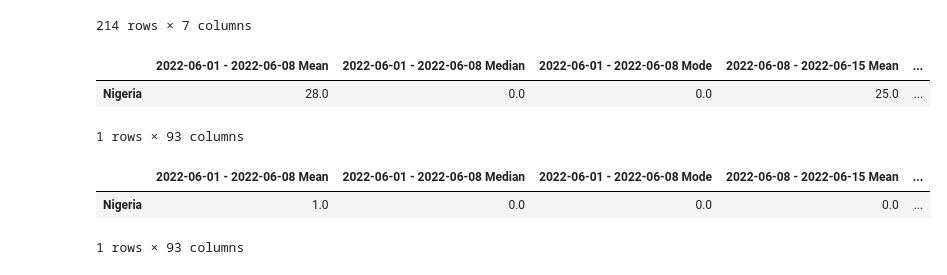
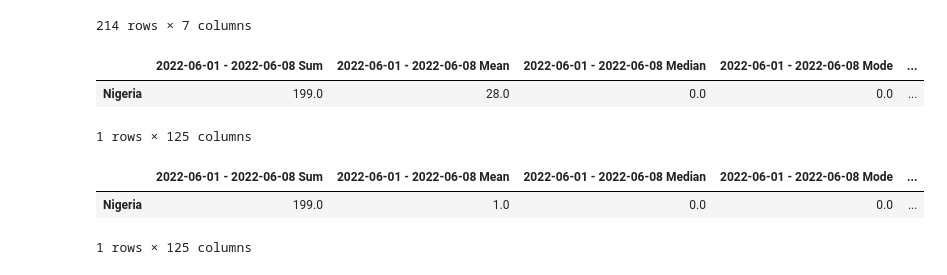
Before and after one commit to lajolico/405-project, a Jupyter notebook: Stage II/Team_work/country_comparison.ipynb, the cells around one changed output. Saved outputs shown, nothing was run; the diff lists cells and outputs as text; code cells hidden in the pictures.

```diff
--- a/Stage II/Team_work/country_comparison.ipynb
+++ b/Stage II/Team_work/country_comparison.ipynb
@@ -184,15 +290,19 @@ temp = {}
 for i in range(0, len(pakistan_df.date), 7):
     if (i + 7) > len(pakistan_df.date):
         j = len(pakistan_df.date) - i -1
+        temp[f'{pakistan_df.date[i]} - {pakistan_df.date[i + j]} Sum'] = (pakistan_df.new_cases[i:i + j]).sum()
         temp[f'{pakistan_df.date[i]} - {pakistan_df.date[i + j]} Mean'] = (pakistan_df.new_cases[i:i + j]).mean().round()
         temp[f'{pakistan_df.date[i]} - {pakistan_df.date[i + j]} Median'] = (pakistan_df.new_cases[i:i + j]).median().round()
         temp[f'{pakistan_df.date[i]} - {pakistan_df.date[i + j]} Mode'] = (pakistan_df.new_cases[i:i + j]).mode()[0]
     else:
+        temp[f'{pakistan_df.date[i]} - {pakistan_df.date[i + 7]} Sum'] = (pakistan_df.new_cases[i:i + 7]).sum()
         temp[f'{pakistan_df.date[i]} - {pakistan_df.date[i+7]} Mean'] = (pakistan_df.new_cases[i:i+7]).mean().round()
         temp[f'{pakistan_df.date[i]} - {pakistan_df.date[i + 7]} Median'] = (pakistan_df.new_cases[i:i + 7]).median().round()
         temp[f'{pakistan_df.date[i]} - {pakistan_df.date[i + 7]} Mode'] = (pakistan_df.new_cases[i:i + 7]).mode()[0]
 
 
 pakistan_df_confirmed = pd.DataFrame(temp, index = ['Pakistan'])
+pakistan_df_confirmed['population'] = pakistan_df.population[0]
+
 pakistan_df_confirmed
 # %% [output]
@@ -205,15 +315,18 @@ temp = {}
 for i in range(0, len(pakistan_df.date), 7):
     if (i + 7) > len(pakistan_df.date):
         j = len(pakistan_df.date) - i -1
+        temp[f'{pakistan_df.date[i]} - {pakistan_df.date[i + j]} Sum'] = (pakistan_df.new_deaths[i:i + j]).sum()
         temp[f'{pakistan_df.date[i]} - {pakistan_df.date[i + j]} Mean'] = (pakistan_df.new_deaths[i:i + j]).mean().round()
         temp[f'{pakistan_df.date[i]} - {pakistan_df.date[i + j]} Median'] = (pakistan_df.new_deaths[i:i + j]).median().round()
         temp[f'{pakistan_df.date[i]} - {pakistan_df.date[i + j]} Mode'] = (pakistan_df.new_deaths[i:i + j]).mode()[0]
     else:
+        temp[f'{pakistan_df.date[i]} - {pakistan_df.date[i + 7]} Sum'] = (pakistan_df.new_deaths[i:i + 7]).sum()
         temp[f'{pakistan_df.date[i]} - {pakistan_df.date[i+7]} Mean'] = (pakistan_df.new_deaths[i:i+7]).mean().round()
         temp[f'{pakistan_df.date[i]} - {pakistan_df.date[i + 7]} Median'] = (pakistan_df.new_deaths[i:i + 7]).median().round()
         temp[f'{pakistan_df.date[i]} - {pakistan_df.date[i + 7]} Mode'] = (pakistan_df.new_deaths[i:i + 7]).mode()[0]
 
 
 pakistan_df_deaths = pd.DataFrame(temp, index = ['Pakistan'])
+pakistan_df_deaths['population'] = pakistan_df.population[0]
 pakistan_df_deaths
 # %% [output]
@@ -244,15 +357,18 @@ temp = {}
 for i in range(0, len(indonesia_df.date), 7):
     if (i + 7) > len(indonesia_df.date):
         j = len(indonesia_df.date) - i -1
+        temp[f'{indonesia_df.date[i]} - {indonesia_df.date[i + j]} Sum'] = (indonesia_df.new_cases[i:i + j]).sum()
         temp[f'{indonesia_df.date[i]} - {indonesia_df.date[i + j]} Mean'] = (indonesia_df.new_cases[i:i + j]).mean().round()
         temp[f'{indonesia_df.date[i]} - {indonesia_df.date[i + j]} Median'] = (indonesia_df.new_cases[i:i + j]).median().round()
         temp[f'{indonesia_df.date[i]} - {indonesia_df.date[i + j]} Mode'] = (indonesia_df.new_cases[i:i + j]).mode()[0]
     else:
+        temp[f'{indonesia_df.date[i]} - {indonesia_df.date[i + 7]} Sum'] = (indonesia_df.new_cases[i:i + 7]).sum()
         temp[f'{indonesia_df.date[i]} - {indonesia_df.date[i+7]} Mean'] = (indonesia_df.new_cases[i:i+7]).mean().round()
         temp[f'{indonesia_df.date[i]} - {indonesia_df.date[i + 7]} Median'] = (indonesia_df.new_cases[i:i + 7]).median().round()
         temp[f'{indonesia_df.date[i]} - {indonesia_df.date[i + 7]} Mode'] = (indonesia_df.new_cases[i:i + 7]).mode()[0]
 
 
 indonesia_df_confirmed = pd.DataFrame(temp, index = ['Indonesia'])
+indonesia_df_confirmed['population'] = indonesia_df.population[0]
 indonesia_df_confirmed
 # %% [output]
@@ -265,10 +381,12 @@ temp = {}
 for i in range(0, len(indonesia_df.date), 7):
     if (i + 7) > len(indonesia_df.date):
         j = len(indonesia_df.date) - i -1
+        temp[f'{indonesia_df.date[i]} - {indonesia_df.date[i + j]} Sum'] = (indonesia_df.new_deaths[i:i + j]).sum()
         temp[f'{indonesia_df.date[i]} - {indonesia_df.date[i + j]} Mean'] = (indonesia_df.new_deaths[i:i + j]).mean().round()
         temp[f'{indonesia_df.date[i]} - {indonesia_df.date[i + j]} Median'] = (indonesia_df.new_deaths[i:i + j]).median().round()
         temp[f'{indonesia_df.date[i]} - {indonesia_df.date[i + j]} Mode'] = (indonesia_df.new_deaths[i:i + j]).mode()[0]
     else:
+        temp[f'{indonesia_df.date[i]} - {indonesia_df.date[i + 7]} Sum'] = (indonesia_df.new_deaths[i:i + 7]).sum()
         temp[f'{indonesia_df.date[i]} - {indonesia_df.date[i+7]} Mean'] = (indonesia_df.new_deaths[i:i+7]).mean().round()
         temp[f'{indonesia_df.date[i]} - {indonesia_df.date[i + 7]} Median'] = (indonesia_df.new_deaths[i:i + 7]).median().round()
         temp[f'{indonesia_df.date[i]} - {indonesia_df.date[i + 7]} Mode'] = (indonesia_df.new_deaths[i:i + 7]).mode()[0]
@@ -276,5 +394,6 @@ for i in range(0, len(indonesia_df.date), 7):
 
 
 indonesia_df_deaths = pd.DataFrame(temp, index = ['Indonesia'])
+indonesia_df_deaths['population'] = indonesia_df.population[0]
 indonesia_df_deaths
 # %% [output]
@@ -302,26 +421,29 @@ nigeria_df
 # %%
 # Nigeria new cases weekly mean - median - mode
 
 temp = {}
 for i in range(0, len(nigeria_df.date), 7):
     if (i + 7) > len(nigeria_df.date):
         j = len(nigeria_df.date) - i -1
+        temp[f'{nigeria_df.date[i]} - {nigeria_df.date[i + j]} Sum'] = (nigeria_df.new_cases[i:i + j]).sum()
         temp[f'{nigeria_df.date[i]} - {nigeria_df.date[i + j]} Mean'] = (nigeria_df.new_cases[i:i + j]).mean().round()
         temp[f'{nigeria_df.date[i]} - {nigeria_df.date[i + j]} Median'] = (nigeria_df.new_cases[i:i + j]).median().round()
         temp[f'{nigeria_df.date[i]} - {nigeria_df.date[i + j]} Mode'] = (nigeria_df.new_cases[i:i + j]).mode()[0]
     else:
+        temp[f'{nigeria_df.date[i]} - {nigeria_df.date[i + 7]} Sum'] = (nigeria_df.new_cases[i:i + 7]).sum()
         temp[f'{nigeria_df.date[i]} - {nigeria_df.date[i+7]} Mean'] = (nigeria_df.new_cases[i:i+7]).mean().round()
         temp[f'{nigeria_df.date[i]} - {nigeria_df.date[i + 7]} Median'] = (nigeria_df.new_cases[i:i + 7]).median().round()
         temp[f'{nigeria_df.date[i]} - {nigeria_df.date[i + 7]} Mode'] = (nigeria_df.new_cases[i:i + 7]).mode()[0]
 
 
 
 nigeria_df_confirmed = pd.DataFrame(temp, index = ['Nigeria'])
+nigeria_df_confirmed['population'] = nigeria_df.population[0]
 nigeria_df_confirmed
 # %% [output]
-|  | 2022-06-01 - 2022-06-08 Mean | 2022-06-01 - 2022-06-08 Median | 2022-06-01 - 2022-06-08 Mode | 2022-06-08 - 2022-06-15 Mean | ... |
-| Nigeria | 28.0 | 0.0 | 0.0 | 25.0 | ... |
+|  | 2022-06-01 - 2022-06-08 Sum | 2022-06-01 - 2022-06-08 Mean | 2022-06-01 - 2022-06-08 Median | 2022-06-01 - 2022-06-08 Mode | ... |
+| Nigeria | 199.0 | 28.0 | 0.0 | 0.0 | ... |
-1 rows × 93 columns
+1 rows × 125 columns
 # %%
 # Nigeria new deaths weekly mean - median - mode
 
@@ -329,10 +451,12 @@ temp = {}
 for i in range(0, len(nigeria_df.date), 7):
     if (i + 7) > len(nigeria_df.date):
         j = len(nigeria_df.date) - i -1
+        temp[f'{nigeria_df.date[i]} - {nigeria_df.date[i + j]} Sum'] = (nigeria_df.new_cases[i:i + j]).sum()
         temp[f'{nigeria_df.date[i]} - {nigeria_df.date[i + j]} Mean'] = (nigeria_df.new_deaths[i:i + j]).mean().round()
         temp[f'{nigeria_df.date[i]} - {nigeria_df.date[i + j]} Median'] = (nigeria_df.new_deaths[i:i + j]).median().round()
         temp[f'{nigeria_df.date[i]} - {nigeria_df.date[i + j]} Mode'] = (nigeria_df.new_deaths[i:i + j]).mode()[0]
     else:
+        temp[f'{nigeria_df.date[i]} - {nigeria_df.date[i + 7]} Sum'] = (nigeria_df.new_cases[i:i + 7]).sum()
         temp[f'{nigeria_df.date[i]} - {nigeria_df.date[i+7]} Mean'] = (nigeria_df.new_deaths[i:i+7]).mean().round()
         temp[f'{nigeria_df.date[i]} - {nigeria_df.date[i + 7]} Median'] = (nigeria_df.new_deaths[i:i + 7]).median().round()
         temp[f'{nigeria_df.date[i]} - {nigeria_df.date[i + 7]} Mode'] = (nigeria_df.new_deaths[i:i + 7]).mode()[0]
@@ -340,8 +464,9 @@ for i in range(0, len(nigeria_df.date), 7):
 
 
 nigeria_df_deaths = pd.DataFrame(temp, index = ['Nigeria'])
+nigeria_df_deaths['population'] = nigeria_df.population[0]
 nigeria_df_deaths
 # %% [output]
-|  | 2022-06-01 - 2022-06-08 Mean | 2022-06-01 - 2022-06-08 Median | 2022-06-01 - 2022-06-08 Mode | 2022-06-08 - 2022-06-15 Mean | ... |
-| Nigeria | 1.0 | 0.0 | 0.0 | 0.0 | ... |
+|  | 2022-06-01 - 2022-06-08 Sum | 2022-06-01 - 2022-06-08 Mean | 2022-06-01 - 2022-06-08 Median | 2022-06-01 - 2022-06-08 Mode | ... |
+| Nigeria | 199.0 | 1.0 | 0.0 | 0.0 | ... |
-1 rows × 93 columns
+1 rows × 125 columns
```
Also changed, not shown: parts of 29 cells of this notebook, 3 other files.
